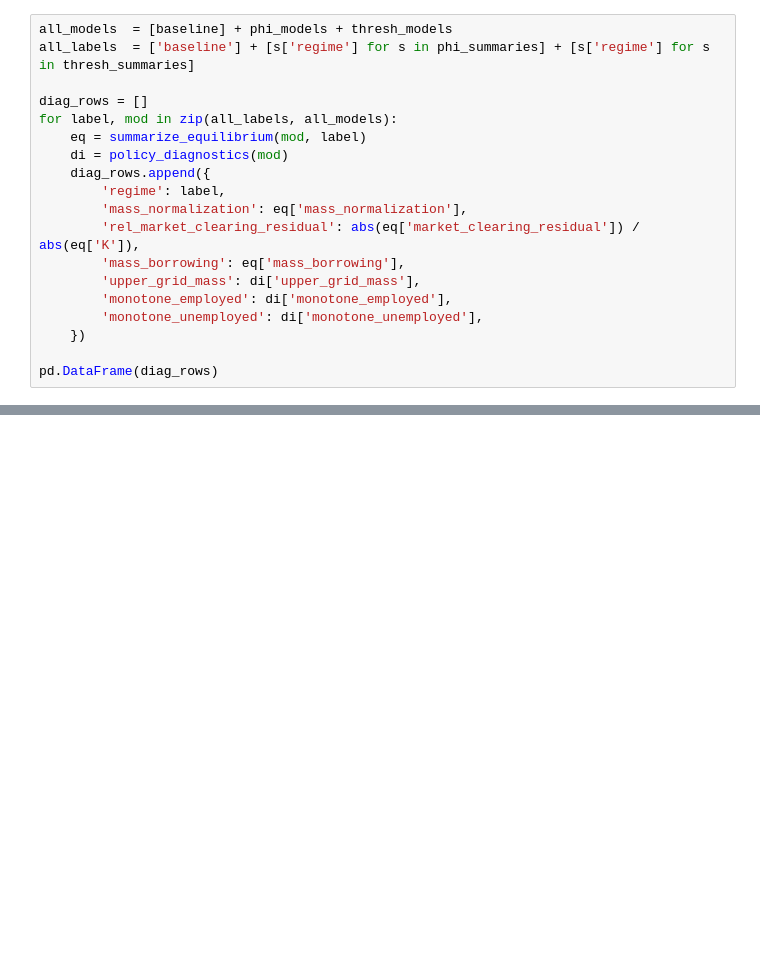
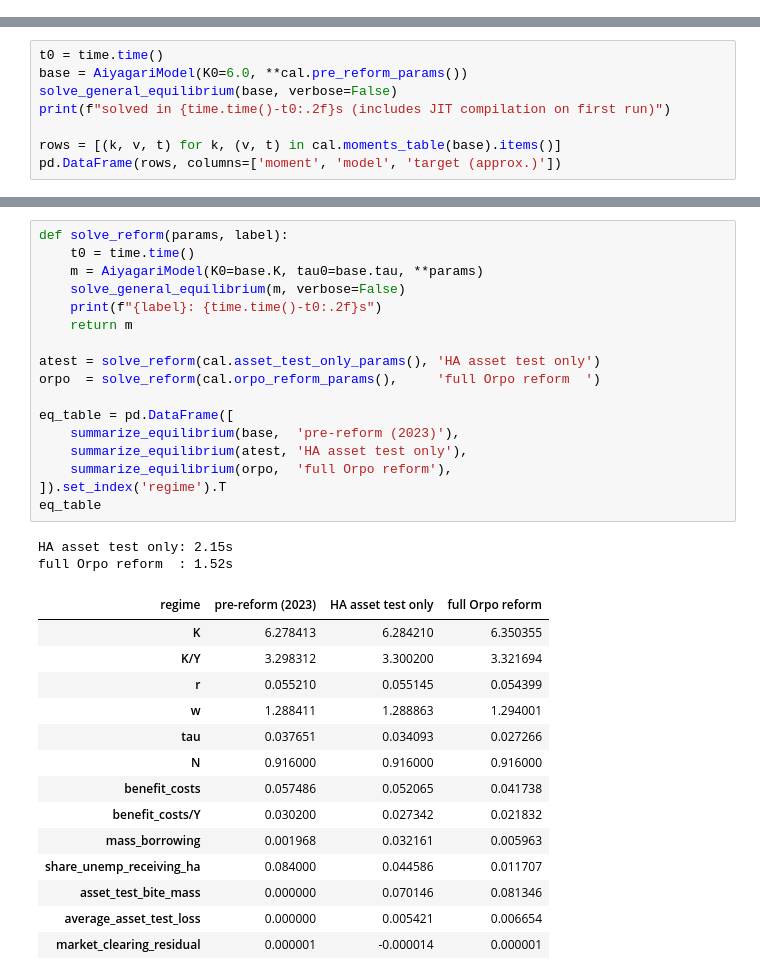
Before and after one commit to mtikavalko/macro4-project, a Jupyter notebook: Macro4Project_v2.ipynb, the cells around one changed output, grey strips where cells are left out. Saved outputs shown, nothing was run; the diff lists cells and outputs as text; blank space fills up the shorter version.

```diff
--- a/Macro4Project_v2.ipynb
+++ b/Macro4Project_v2.ipynb
@@ -163,19 +0,0 @@ plt.tight_layout(); plt.show()
-# %%
-all_models  = [baseline] + phi_models + thresh_models
-all_labels  = ['baseline'] + [s['regime'] for s in phi_summaries] + [s['regime'] for s in thresh_summaries]
-
-diag_rows = []
-for label, mod in zip(all_labels, all_models):
-    eq = summarize_equilibrium(mod, label)
-    di = policy_diagnostics(mod)
-    diag_rows.append({
-        'regime': label,
-        'mass_normalization': eq['mass_normalization'],
-        'rel_market_clearing_residual': abs(eq['market_clearing_residual']) / abs(eq['K']),
-        'mass_borrowing': eq['mass_borrowing'],
-        'upper_grid_mass': di['upper_grid_mass'],
-        'monotone_employed': di['monotone_employed'],
-        'monotone_unemployed': di['monotone_unemployed'],
-    })
-
-pd.DataFrame(diag_rows)
@@ -181,0 +110,8 @@ pd.DataFrame(diag_rows)
+# %%
+t0 = time.time()
+base = AiyagariModel(K0=6.0, **cal.pre_reform_params())
+solve_general_equilibrium(base, verbose=False)
+print(f"solved in {time.time()-t0:.2f}s (includes JIT compilation on first run)")
+
+rows = [(k, v, t) for k, (v, t) in cal.moments_table(base).items()]
+pd.DataFrame(rows, columns=['moment', 'model', 'target (approx.)'])
@@ -181,0 +148,34 @@ pd.DataFrame(diag_rows)
+# %%
+def solve_reform(params, label):
+    t0 = time.time()
+    m = AiyagariModel(K0=base.K, tau0=base.tau, **params)
+    solve_general_equilibrium(m, verbose=False)
+    print(f"{label}: {time.time()-t0:.2f}s")
+    return m
+
+atest = solve_reform(cal.asset_test_only_params(), 'HA asset test only')
+orpo  = solve_reform(cal.orpo_reform_params(),     'full Orpo reform  ')
+
+eq_table = pd.DataFrame([
+    summarize_equilibrium(base,  'pre-reform (2023)'),
+    summarize_equilibrium(atest, 'HA asset test only'),
+    summarize_equilibrium(orpo,  'full Orpo reform'),
+]).set_index('regime').T
+eq_table
+# %% [output]
+HA asset test only: 2.15s
+full Orpo reform  : 1.52s
+| regime | pre-reform (2023) | HA asset test only | full Orpo reform |
+| K | 6.278413 | 6.284210 | 6.350355 |
+| K/Y | 3.298312 | 3.300200 | 3.321694 |
+| r | 0.055210 | 0.055145 | 0.054399 |
+| w | 1.288411 | 1.288863 | 1.294001 |
+| tau | 0.037651 | 0.034093 | 0.027266 |
+| N | 0.916000 | 0.916000 | 0.916000 |
+| benefit_costs | 0.057486 | 0.052065 | 0.041738 |
+| benefit_costs/Y | 0.030200 | 0.027342 | 0.021832 |
+| mass_borrowing | 0.001968 | 0.032161 | 0.005963 |
+| share_unemp_receiving_ha | 0.084000 | 0.044586 | 0.011707 |
+| asset_test_bite_mass | 0.000000 | 0.070146 | 0.081346 |
+| average_asset_test_loss | 0.000000 | 0.005421 | 0.006654 |
+| market_clearing_residual | 0.000001 | -0.000014 | 0.000001 |
```
Also changed, not shown: parts of 36 cells of this notebook, 6 other files.
